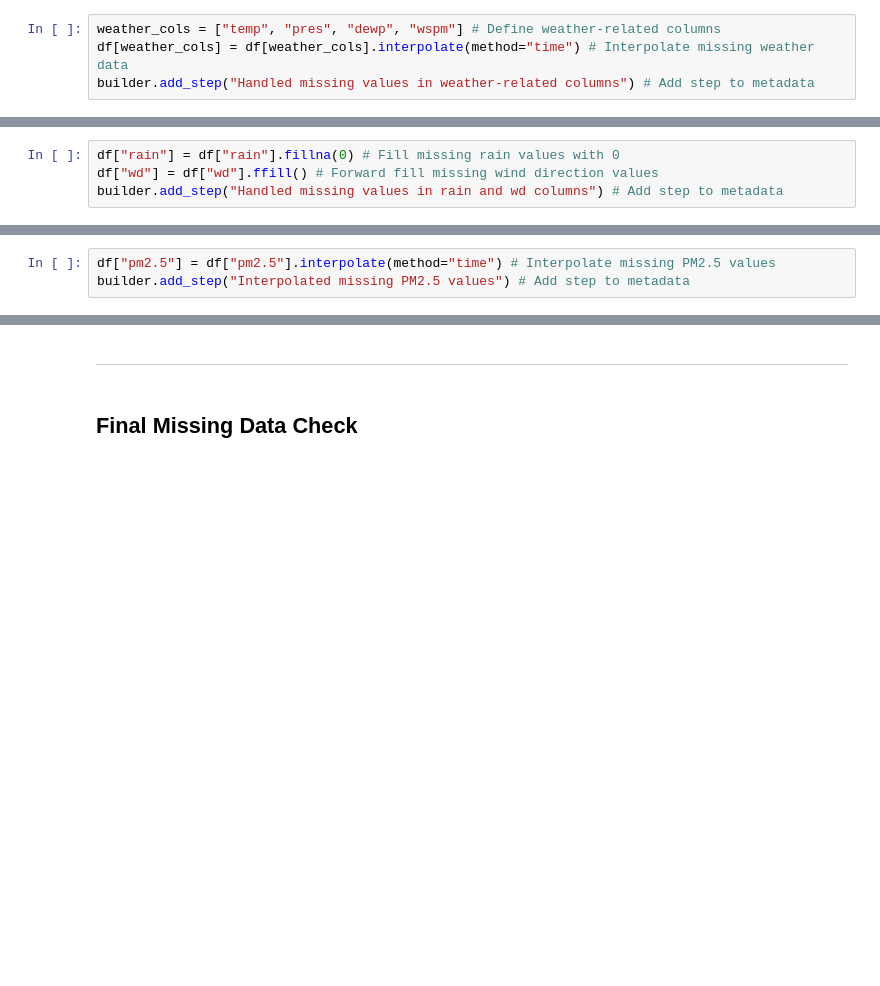
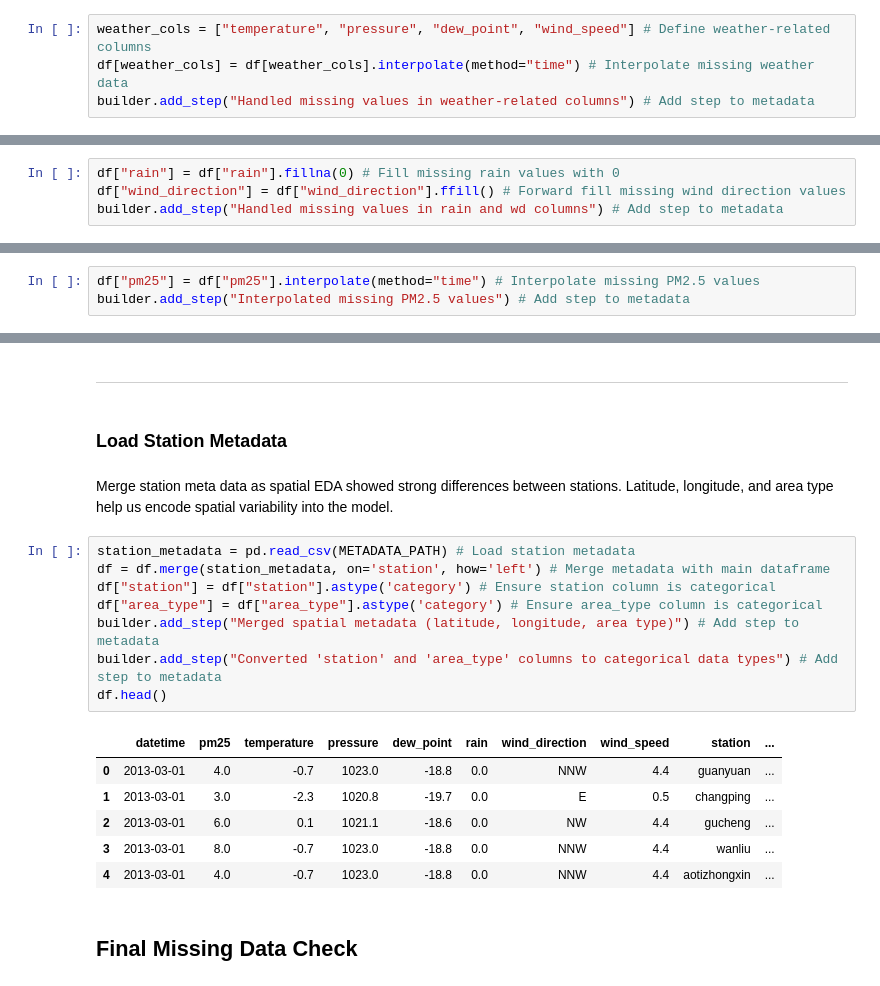
Before and after one commit to RSE1982/beijing-air-quality, a Jupyter notebook: notebooks/02_data_cleaning.ipynb, the cells around one changed output, grey strips where cells are left out. Drawn from its saved outputs; the diff is of its cells as text; blank space fills up the shorter version.

```diff
--- a/notebooks/02_data_cleaning.ipynb
+++ b/notebooks/02_data_cleaning.ipynb
@@ -226,19 +250,19 @@ plt.show()
 # %% [markdown]
 ### Interpolate weather variables:
 # %%
-weather_cols = ["temp", "pres", "dewp", "wspm"] # Define weather-related columns
+weather_cols = ["temperature", "pressure", "dew_point", "wind_speed"] # Define weather-related columns
 df[weather_cols] = df[weather_cols].interpolate(method="time") # Interpolate missing weather data
 builder.add_step("Handled missing values in weather-related columns") # Add step to metadata
 # %% [markdown]
 ### Fill RAIN and wd:
 # %%
 df["rain"] = df["rain"].fillna(0) # Fill missing rain values with 0
-df["wd"] = df["wd"].ffill() # Forward fill missing wind direction values
+df["wind_direction"] = df["wind_direction"].ffill() # Forward fill missing wind direction values
 builder.add_step("Handled missing values in rain and wd columns") # Add step to metadata
 # %% [markdown]
 ### Interpolate PM2.5:
 # %%
-df["pm2.5"] = df["pm2.5"].interpolate(method="time") # Interpolate missing PM2.5 values
+df["pm25"] = df["pm25"].interpolate(method="time") # Interpolate missing PM2.5 values
 builder.add_step("Interpolated missing PM2.5 values") # Add step to metadata
 # %% [markdown]
 ### Re-check:
@@ -328,6 +352,25 @@ df = df.drop_duplicates() # Drop duplicate rows
 builder.add_step("Removed duplicate rows") # Add step to metadata
 # %% [markdown]
 ---
+# %% [markdown]
+### Load Station Metadata
+# %% [markdown]
+Merge station meta data as spatial EDA showed strong differences between stations. Latitude, longitude, and area type help us encode spatial variability into the model.
+# %%
+station_metadata = pd.read_csv(METADATA_PATH) # Load station metadata
+df = df.merge(station_metadata, on='station', how='left') # Merge metadata with main dataframe
+df["station"] = df["station"].astype('category') # Ensure station column is categorical
+df["area_type"] = df["area_type"].astype('category') # Ensure area_type column is categorical
+builder.add_step("Merged spatial metadata (latitude, longitude, area type)") # Add step to metadata
+builder.add_step("Converted 'station' and 'area_type' columns to categorical data types") # Add step to metadata
+df.head()
+# %% [output]
+|  | datetime | pm25 | temperature | pressure | dew_point | rain | wind_direction | wind_speed | station | ... |
+| 0 | 2013-03-01 | 4.0 | -0.7 | 1023.0 | -18.8 | 0.0 | NNW | 4.4 | guanyuan | ... |
+| 1 | 2013-03-01 | 3.0 | -2.3 | 1020.8 | -19.7 | 0.0 | E | 0.5 | changping | ... |
+| 2 | 2013-03-01 | 6.0 | 0.1 | 1021.1 | -18.6 | 0.0 | NW | 4.4 | gucheng | ... |
+| 3 | 2013-03-01 | 8.0 | -0.7 | 1023.0 | -18.8 | 0.0 | NNW | 4.4 | wanliu | ... |
+| 4 | 2013-03-01 | 4.0 | -0.7 | 1023.0 | -18.8 | 0.0 | NNW | 4.4 | aotizhongxin | ... |
 # %% [markdown]
 ## Final Missing Data Check
 # %%
```
Also changed, not shown: parts of 11 cells of this notebook, 2 other files.
